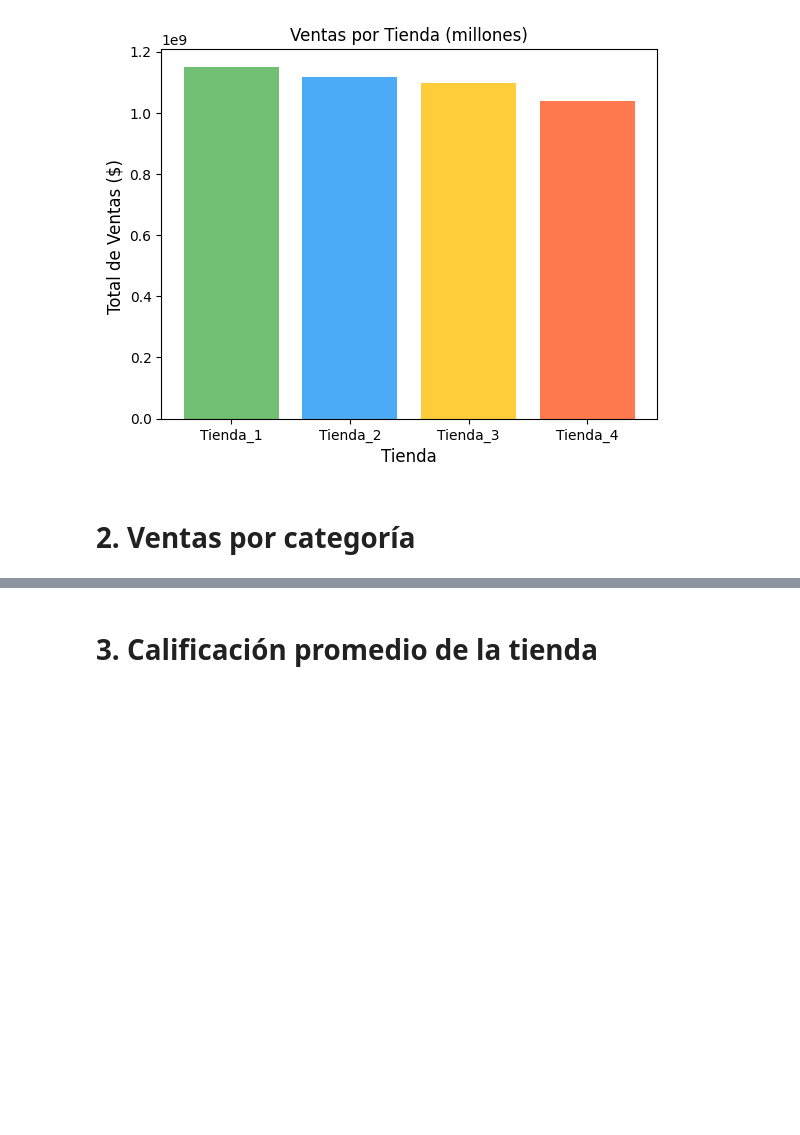
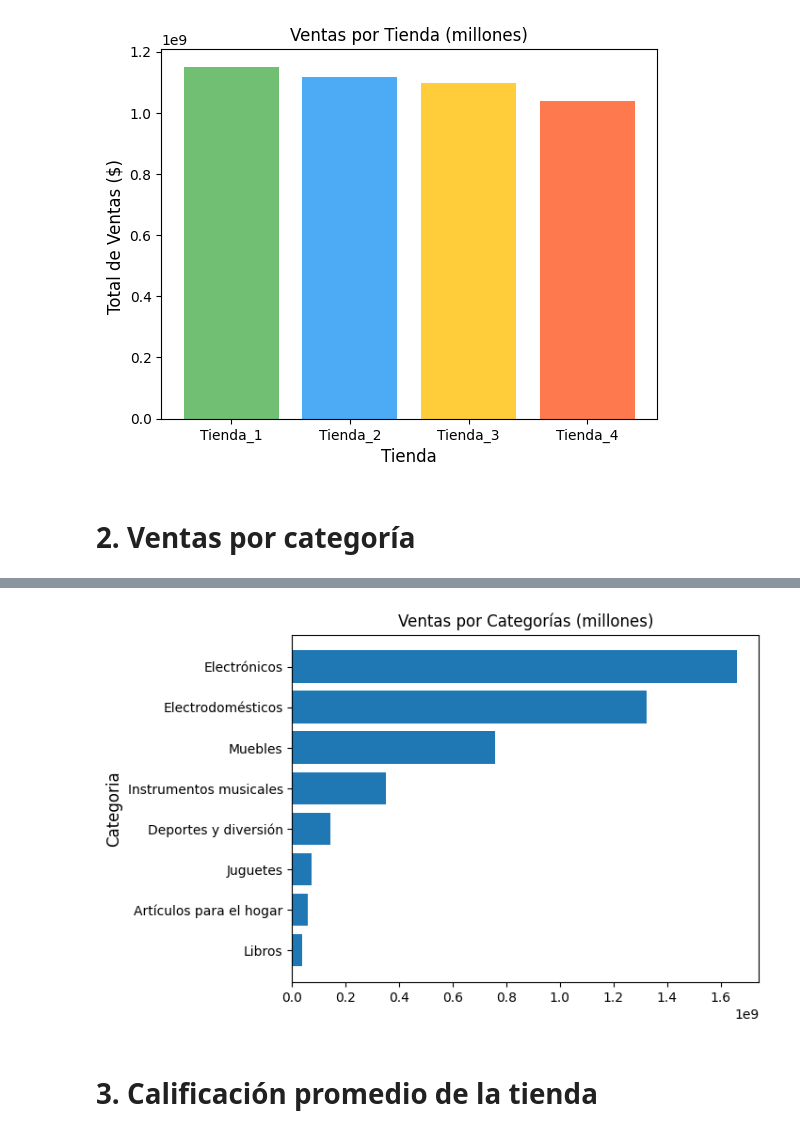
Before and after one commit to JoshDevx/An-lisis-de-Rendimiento---Alura-Store-, a Jupyter notebook: AluraStoreLatam.ipynb, the cells around one changed output, grey strips where cells are left out. Cells and saved outputs as stored; diff of their text form; code cells hidden in the pictures; blank space fills up the shorter version.

```diff
--- a/AluraStoreLatam.ipynb
+++ b/AluraStoreLatam.ipynb
@@ -79,3 +79,9 @@ plt.show()
 [figure]
 # %% [markdown]
 # 2. Ventas por categoría
+# %%
+#Suma de Precio por Categoria de producto
+suma_por_categoria = datos_completos.groupby('Categoría del Producto')['Precio'].sum()
+suma_cat_ordenada = suma_por_categoria.sort_values()
+#Formato a los resultados
+suma_cat_ordenada.apply(lambda x: f"{x:,.0f}")
@@ -82,2 +100,14 @@ plt.show()
+# %%
+#Obtenemos el valor de precio
+precio_por_tienda = suma_cat_ordenada.values
+#Obtenemos Las categorias
+categorias = suma_cat_ordenada.index
+#Creamos el grafico
+plt.barh(categorias, precio_por_tienda)
+plt.title('Ventas por Categorías (millones)', fontsize=12)
+plt.ylabel('Categoria', fontsize=12)
+plt.show()
+# %% [output]
+[figure, added]
 # %% [markdown]
 # 3. Calificación promedio de la tienda
```
Also changed, not shown: parts of 4 cells of this notebook.
